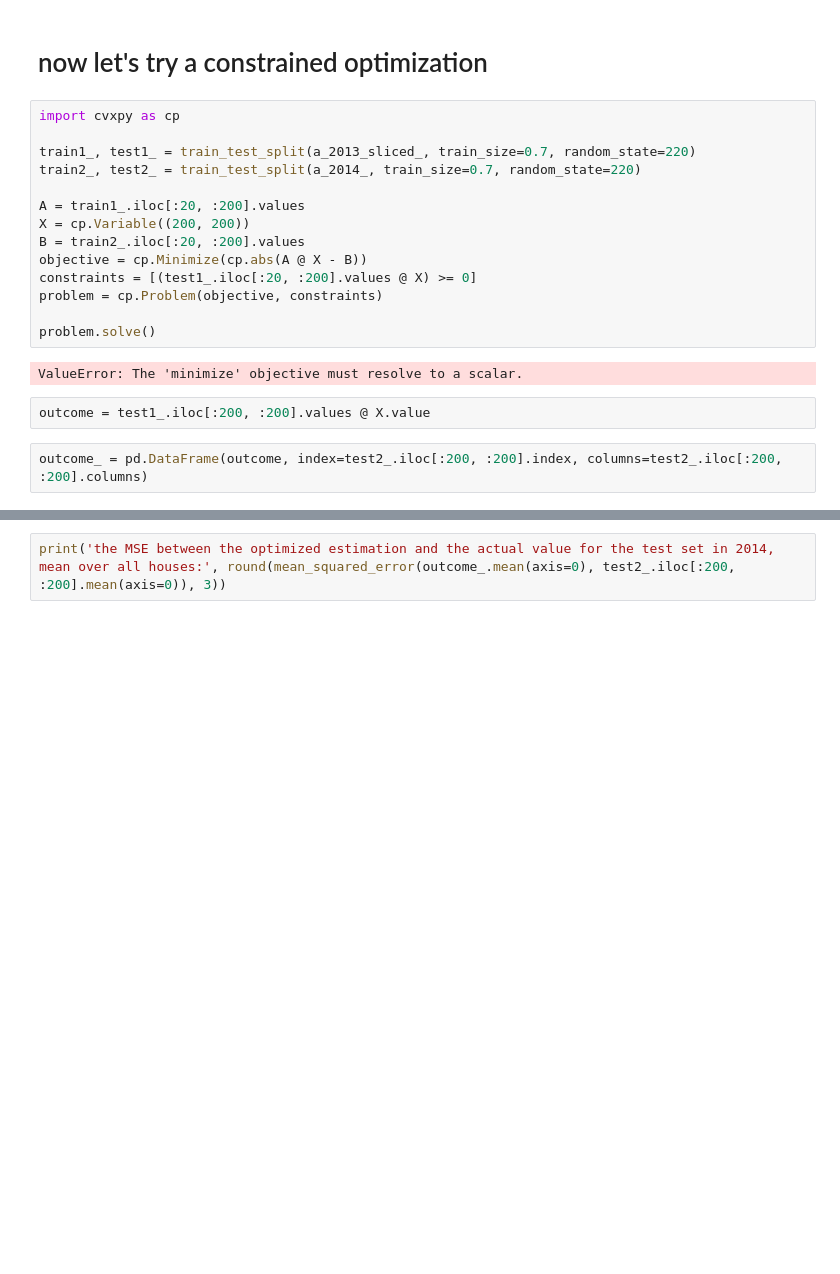
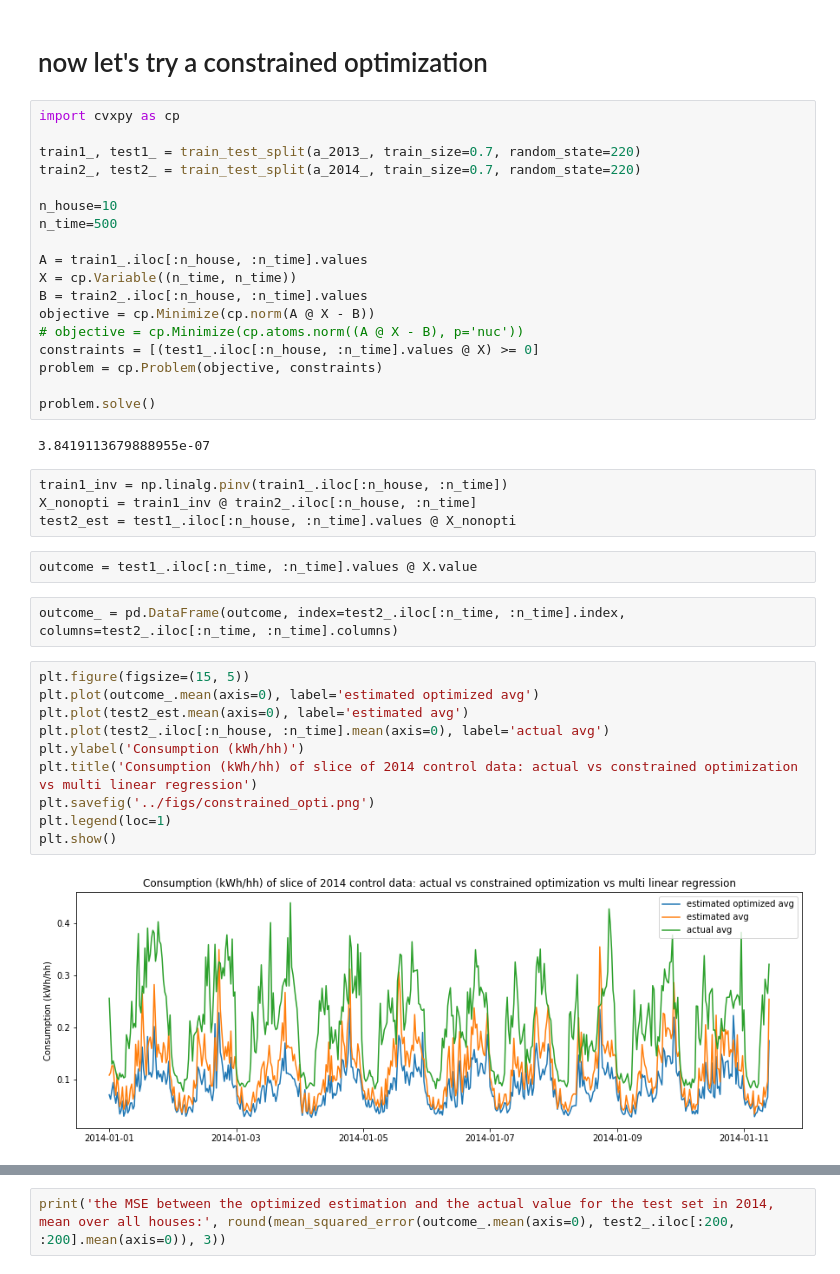
Before and after one commit to sabanejad/demand-response, a Jupyter notebook: code/2013-2014_control_MSE.ipynb, the cells around one changed output, grey strips where cells are left out. Saved outputs shown, nothing was run; the diff lists cells and outputs as text; blank space fills up the shorter version.

```diff
--- a/code/2013-2014_control_MSE.ipynb
+++ b/code/2013-2014_control_MSE.ipynb
@@ -168,23 +168,43 @@ plt.show()
 # %%
 import cvxpy as cp
 
-train1_, test1_ = train_test_split(a_2013_sliced_, train_size=0.7, random_state=220)
+train1_, test1_ = train_test_split(a_2013_, train_size=0.7, random_state=220)
 train2_, test2_ = train_test_split(a_2014_, train_size=0.7, random_state=220)
 
-A = train1_.iloc[:20, :200].values
-X = cp.Variable((200, 200))
-B = train2_.iloc[:20, :200].values
-objective = cp.Minimize(cp.abs(A @ X - B))
-constraints = [(test1_.iloc[:20, :200].values @ X) >= 0]
+n_house=10
+n_time=500
+
+A = train1_.iloc[:n_house, :n_time].values
+X = cp.Variable((n_time, n_time))
+B = train2_.iloc[:n_house, :n_time].values
+objective = cp.Minimize(cp.norm(A @ X - B))
+# objective = cp.Minimize(cp.atoms.norm((A @ X - B), p='nuc'))
+constraints = [(test1_.iloc[:n_house, :n_time].values @ X) >= 0]
 problem = cp.Problem(objective, constraints)
 
 problem.solve()
 # %% [output]
-ValueError: The 'minimize' objective must resolve to a scalar.
+3.8419113679888955e-07
+# %%
+train1_inv = np.linalg.pinv(train1_.iloc[:n_house, :n_time])
+X_nonopti = train1_inv @ train2_.iloc[:n_house, :n_time]
+test2_est = test1_.iloc[:n_house, :n_time].values @ X_nonopti
 # %%
-outcome = test1_.iloc[:200, :200].values @ X.value
+outcome = test1_.iloc[:n_time, :n_time].values @ X.value
 # %%
-outcome_ = pd.DataFrame(outcome, index=test2_.iloc[:200, :200].index, columns=test2_.iloc[:200, :200].columns)
+outcome_ = pd.DataFrame(outcome, index=test2_.iloc[:n_time, :n_time].index, columns=test2_.iloc[:n_time, :n_time].columns)
+# %%
+plt.figure(figsize=(15, 5))
+plt.plot(outcome_.mean(axis=0), label='estimated optimized avg')
+plt.plot(test2_est.mean(axis=0), label='estimated avg')
+plt.plot(test2_.iloc[:n_house, :n_time].mean(axis=0), label='actual avg')
+plt.ylabel('Consumption (kWh/hh)')
+plt.title('Consumption (kWh/hh) of slice of 2014 control data: actual vs constrained optimization vs multi linear regression')
+plt.savefig('../figs/constrained_opti.png')
+plt.legend(loc=1)
+plt.show()
+# %% [output]
+[figure, added]
 # %%
 print('the MSE between the optimized estimation and the actual value for the test set in 2014:', round(mean_squared_error(outcome, test2_.iloc[:200, :200]), 3))
 # %% [output]
```
Also changed, not shown: parts of 16 cells of this notebook, 25 other files.
